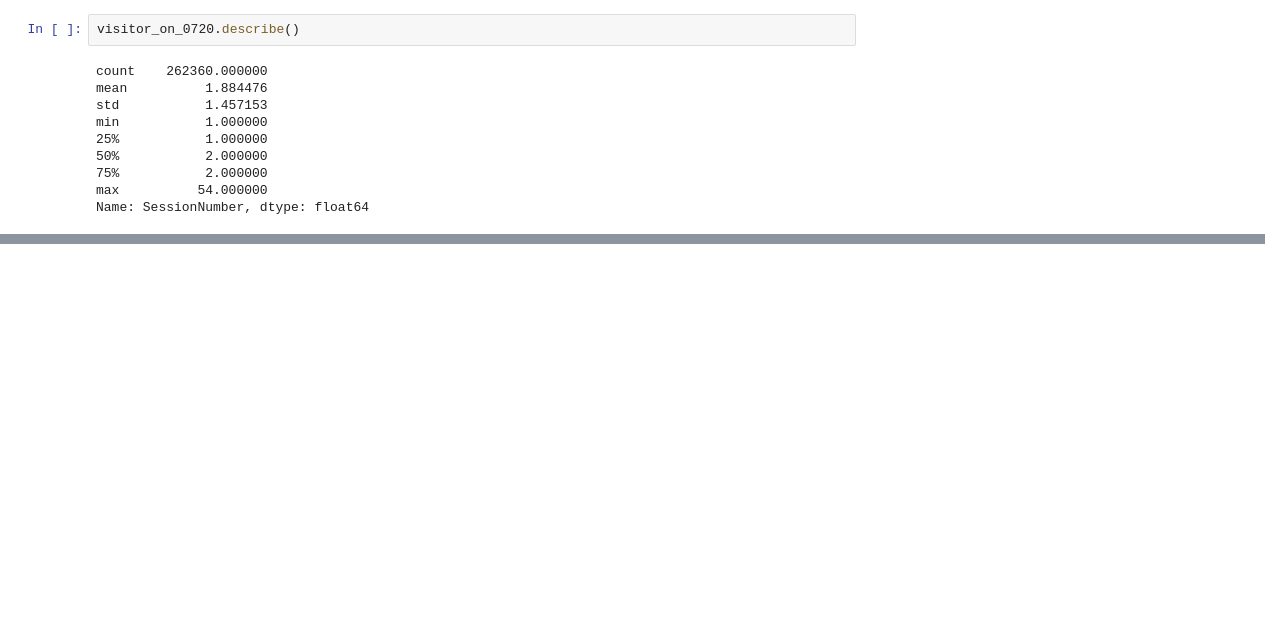
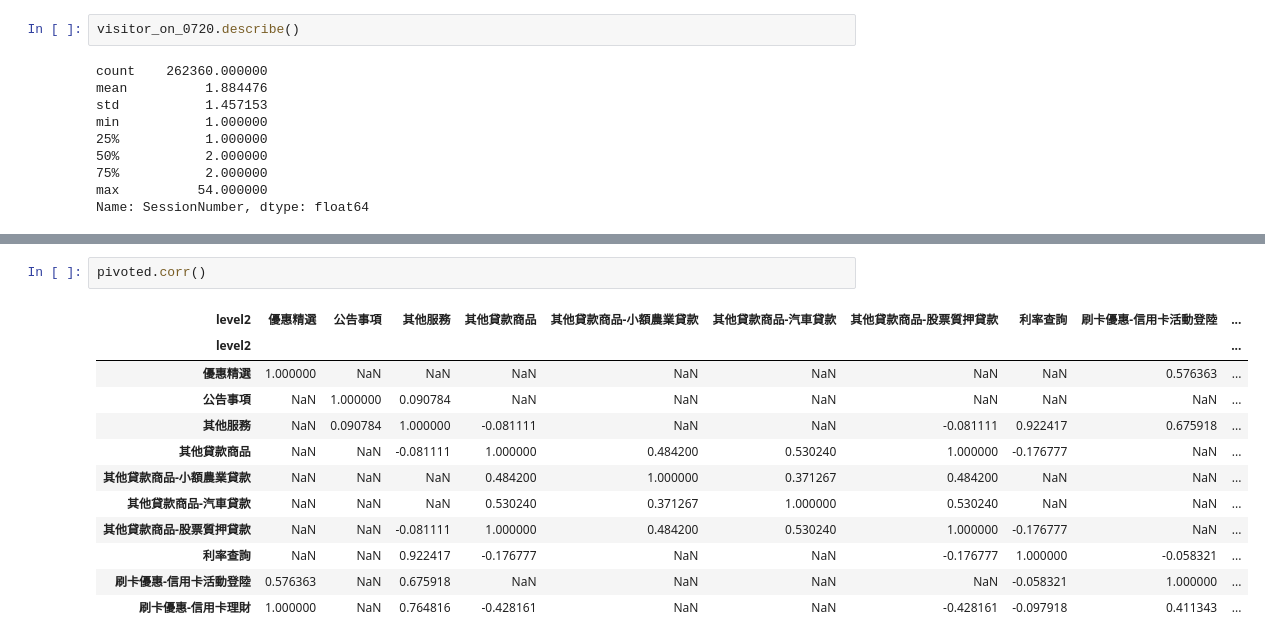
Before and after one commit to ywchiu/cathaybkpython, a Jupyter notebook: Demo20160908.ipynb, the cells around one changed output, grey strips where cells are left out. Saved outputs shown, nothing was run; the diff lists cells and outputs as text; blank space fills up the shorter version.

```diff
--- a/Demo20160908.ipynb
+++ b/Demo20160908.ipynb
@@ -442,0 +653,15 @@ Name: SessionNumber, dtype: float64
+# %%
+pivoted.corr()
+# %% [output]
+| level2 | 優惠精選 | 公告事項 | 其他服務 | 其他貸款商品 | 其他貸款商品-小額農業貸款 | 其他貸款商品-汽車貸款 | 其他貸款商品-股票質押貸款 | 利率查詢 | 刷卡優惠-信用卡活動登陸 | ... |
+| level2 |  |  |  |  |  |  |  |  |  | ... |
+| 優惠精選 | 1.000000 | NaN | NaN | NaN | NaN | NaN | NaN | NaN | 0.576363 | ... |
+| 公告事項 | NaN | 1.000000 | 0.090784 | NaN | NaN | NaN | NaN | NaN | NaN | ... |
+| 其他服務 | NaN | 0.090784 | 1.000000 | -0.081111 | NaN | NaN | -0.081111 | 0.922417 | 0.675918 | ... |
+| 其他貸款商品 | NaN | NaN | -0.081111 | 1.000000 | 0.484200 | 0.530240 | 1.000000 | -0.176777 | NaN | ... |
+| 其他貸款商品-小額農業貸款 | NaN | NaN | NaN | 0.484200 | 1.000000 | 0.371267 | 0.484200 | NaN | NaN | ... |
+| 其他貸款商品-汽車貸款 | NaN | NaN | NaN | 0.530240 | 0.371267 | 1.000000 | 0.530240 | NaN | NaN | ... |
+| 其他貸款商品-股票質押貸款 | NaN | NaN | -0.081111 | 1.000000 | 0.484200 | 0.530240 | 1.000000 | -0.176777 | NaN | ... |
+| 利率查詢 | NaN | NaN | 0.922417 | -0.176777 | NaN | NaN | -0.176777 | 1.000000 | -0.058321 | ... |
+| 刷卡優惠-信用卡活動登陸 | 0.576363 | NaN | 0.675918 | NaN | NaN | NaN | NaN | -0.058321 | 1.000000 | ... |
+| 刷卡優惠-信用卡理財 | 1.000000 | NaN | 0.764816 | -0.428161 | NaN | NaN | -0.428161 | -0.097918 | 0.411343 | ... |
```
Also changed, not shown: parts of 38 cells of this notebook.
